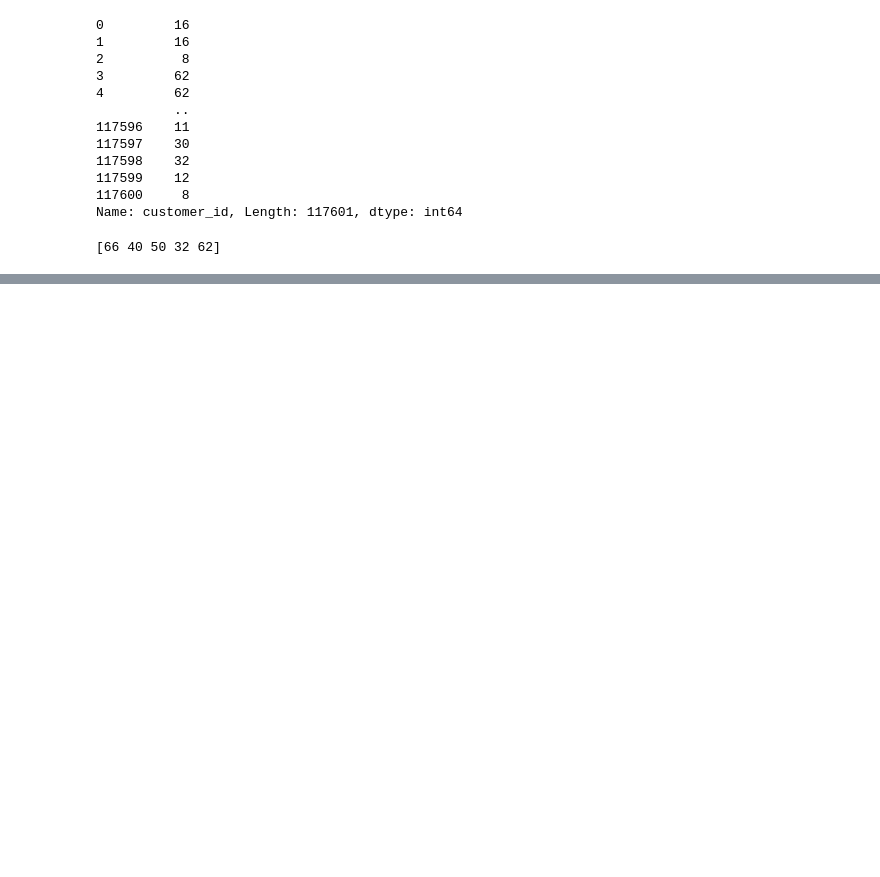
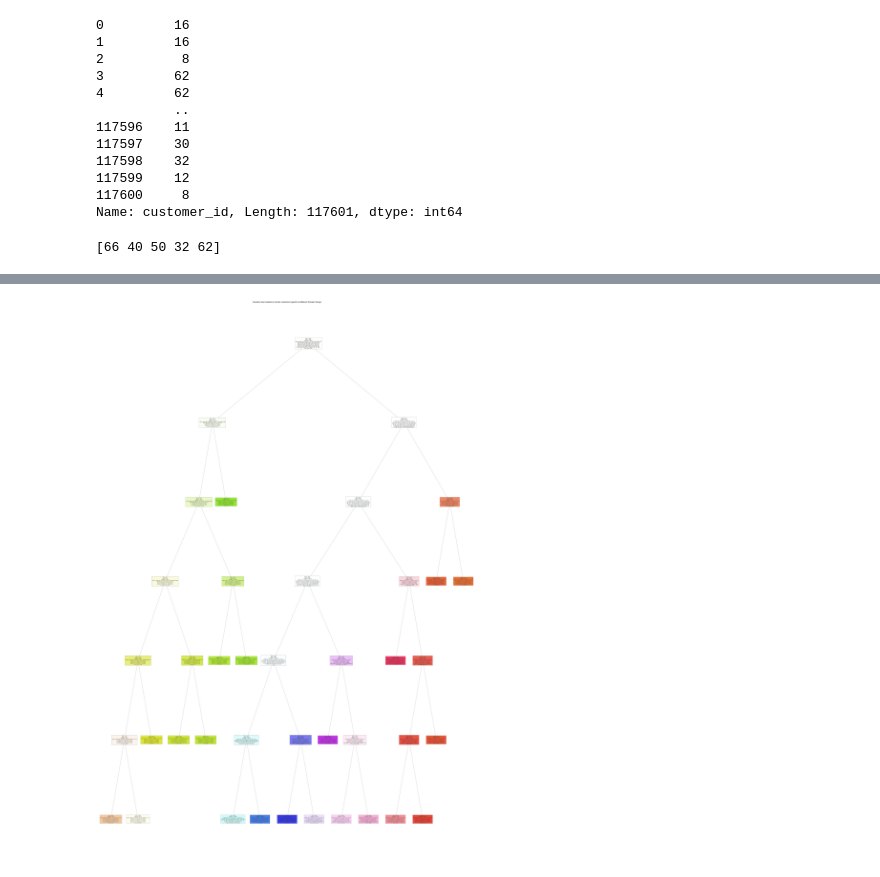
Before and after one commit to AbrahamKong/CMPE257-Decision_Tree, a Jupyter notebook: CMPE257_Decision_Tree.ipynb, the cells around one changed output, grey strips where cells are left out. Drawn from its saved outputs; the diff is of its cells as text; code cells hidden in the pictures; blank space fills up the shorter version.

```diff
--- a/CMPE257_Decision_Tree.ipynb
+++ b/CMPE257_Decision_Tree.ipynb
@@ -175,0 +178,9 @@ Test set accuracy: 0.79
+# %%
+from sklearn.tree import plot_tree
+
+plot_tree(dt, filled=True)
+plt.title("Decision tree trained on all the customers spend on different Product Group")
+plt.rcParams["figure.figsize"] = (80,40)
+plt.show()
+# %% [output]
+[figure, added]
```
Also changed, not shown: parts of 12 cells of this notebook.
